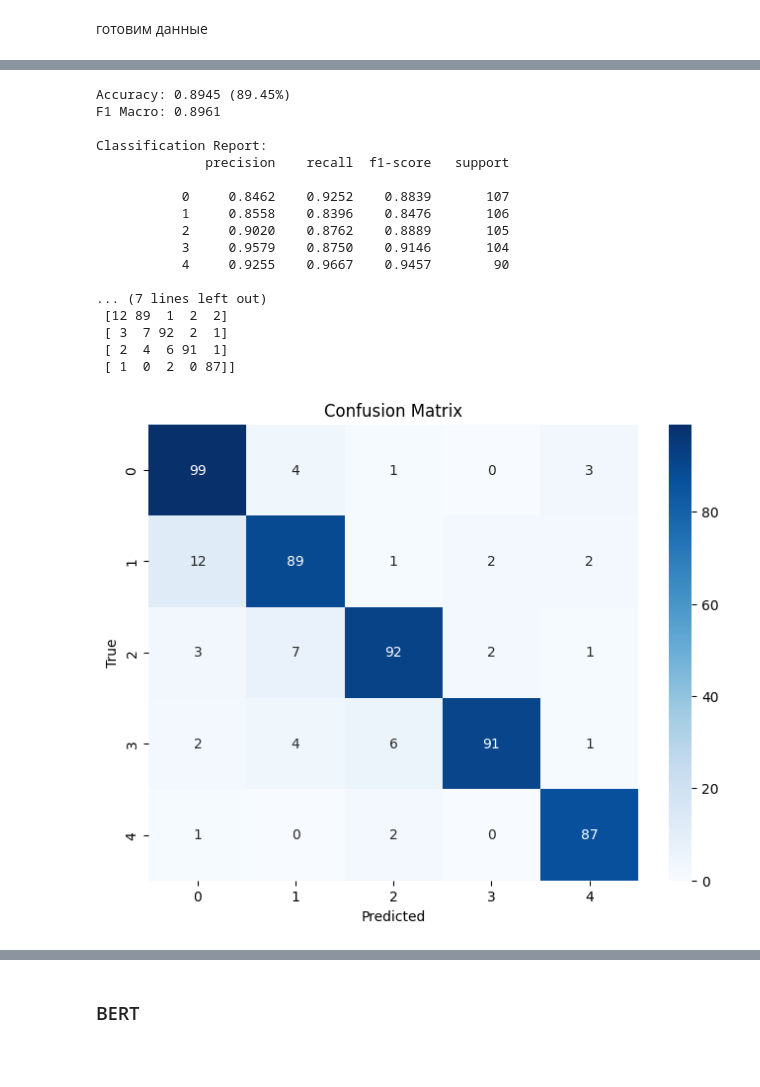
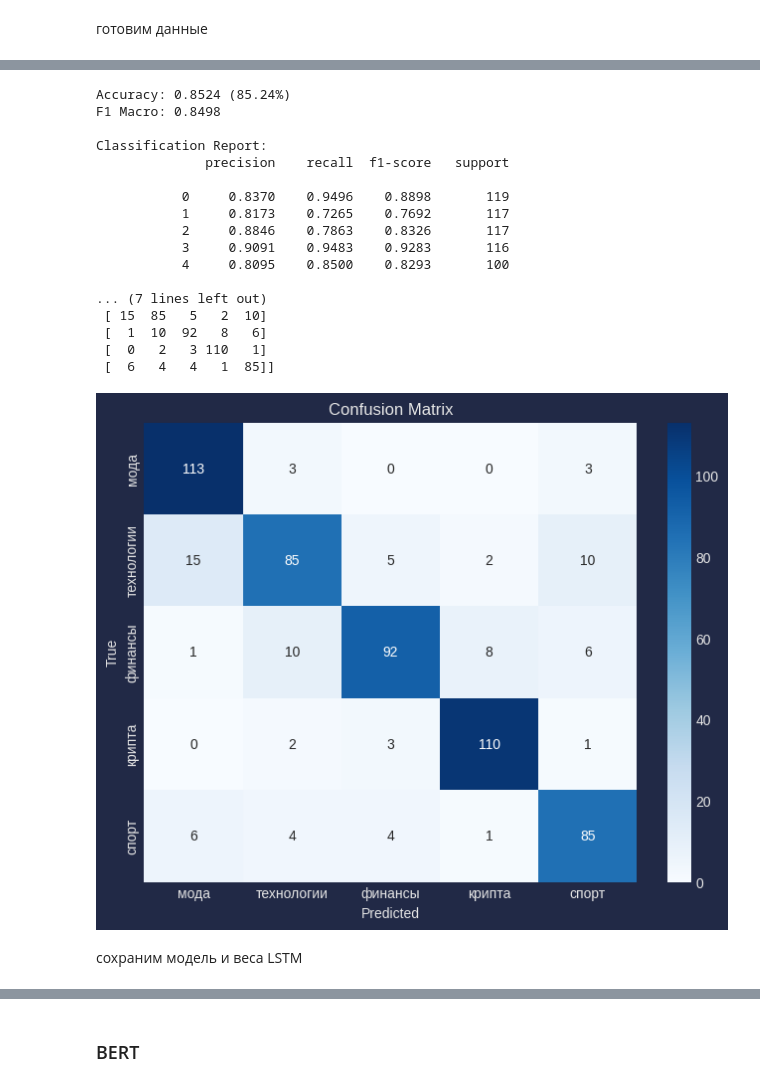
Before and after one commit to GitArkad/nlp_lora, a Jupyter notebook: clf_tg_news.ipynb, the cells around one changed output, grey strips where cells are left out. Saved outputs shown, nothing was run; the diff lists cells and outputs as text; code cells hidden in the pictures; blank space fills up the shorter version.

```diff
--- a/clf_tg_news.ipynb
+++ b/clf_tg_news.ipynb
@@ -703,9 +931,9 @@ test_data = TensorDataset(torch.from_numpy(X_test_lstm), torch.from_numpy(y_test
 
 BATCH_SIZE = 64
 
-train_loader = DataLoader(train_data, shuffle=True, batch_size=BATCH_SIZE, drop_last=True)
-valid_loader = DataLoader(valid_data, shuffle=True, batch_size=BATCH_SIZE, drop_last=True)
-test_loader = DataLoader(test_data, shuffle=True, batch_size=BATCH_SIZE, drop_last=True)
+train_loader = DataLoader(train_data, shuffle=True, batch_size=BATCH_SIZE)
+valid_loader = DataLoader(valid_data, shuffle=True, batch_size=BATCH_SIZE)
+test_loader = DataLoader(test_data, shuffle=True, batch_size=BATCH_SIZE)
 # %%
 VOCAB_SIZE = len(vocab_to_int)+1
 # %%
@@ -767,8 +988,8 @@ class ConfigRNN:
     batch_size: int
     epochs: int
 # %%
-hidden_size = 32
-embedding_size = 64
+hidden_size = 128
+embedding_size = 256
 n_layers = 2
 n_epochs = 10
 mlflow_experiment_name = 'NLP-TG-NEWS'
@@ -1205,10 +1245,14 @@ def run_train_pipeline(model, optimizer, criterion, train_loader, valid_loader,
 # %%
-net_config.epochs = 30
-net_config.hidden_size = 128 # если было 64
-net_config.embedding_dim = 1024 # если было 128
+
+
+net_config.hidden_size = 128
+net_config.embedding_dim = 256
+net_config.seq_len = 200
+net_config.epochs = 25
+
 net_config.bidirectional=True
 net_config.use_mlflow=False
 # %%
-model_lstm = LSTMClassifierO(net_config)
+model_lstm = LSTMClassifier0(net_config)
 tu.get_model_summary(model_lstm, sample_x)
 # %% [output]
@@ -1328,6 +1399,8 @@ Text(0.5, 1.0, 'F1')
 model_lstm.eval()
 all_preds = []
 all_labels = []
+labels = ['мода', 'технологии', 'финансы', 'крипта', 'спорт']
+
 
 with torch.no_grad():
     for batch in valid_loader:
@@ -1347,43 +1420,47 @@ print(f"Accuracy: {accuracy:.4f} ({accuracy*100:.2f}%)")
 print(f"F1 Macro: {f1_macro:.4f}")
 
 # ==================== CLASSIFICATION REPORT ====================
 
 print("\nClassification Report:")
 print(classification_report(all_labels, all_preds, digits=4))
 
 # ==================== CONFUSION MATRIX ====================
 
 cm = confusion_matrix(all_labels, all_preds)
 print("\nConfusion Matrix:")
 print(cm)
 
 # ==================== ВИЗУАЛИЗАЦИЯ (опционально) ====================
 
 import matplotlib.pyplot as plt
 import seaborn as sns
 
 plt.figure(figsize=(8, 6))
-sns.heatmap(cm, annot=True, fmt='d', cmap='Blues')
+
+sns.heatmap(cm, annot=True, fmt='d', cmap='Blues',
+                        xticklabels=labels, yticklabels=labels)
 plt.xlabel('Predicted')
 plt.ylabel('True')
 plt.title('Confusion Matrix')
 plt.show()
 # %% [output]
-Accuracy: 0.8945 (89.45%)
-F1 Macro: 0.8961
+Accuracy: 0.8524 (85.24%)
+F1 Macro: 0.8498
 
 Classification Report:
               precision    recall  f1-score   support
 
-           0     0.8462    0.9252    0.8839       107
-           1     0.8558    0.8396    0.8476       106
-           2     0.9020    0.8762    0.8889       105
-           3     0.9579    0.8750    0.9146       104
-           4     0.9255    0.9667    0.9457        90
+           0     0.8370    0.9496    0.8898       119
+           1     0.8173    0.7265    0.7692       117
+           2     0.8846    0.7863    0.8326       117
+           3     0.9091    0.9483    0.9283       116
+           4     0.8095    0.8500    0.8293       100
 
 ... (7 lines left out)
- [12 89  1  2  2]
- [ 3  7 92  2  1]
- [ 2  4  6 91  1]
- [ 1  0  2  0 87]]
+ [ 15  85   5   2  10]
+ [  1  10  92   8   6]
+ [  0   2   3 110   1]
+ [  6   4   4   1  85]]
-[figure, old version]
+[figure, new version]
+# %% [markdown]
+сохраним модель и веса LSTM
```
Also changed, not shown: parts of 126 cells of this notebook, 19 other files.
